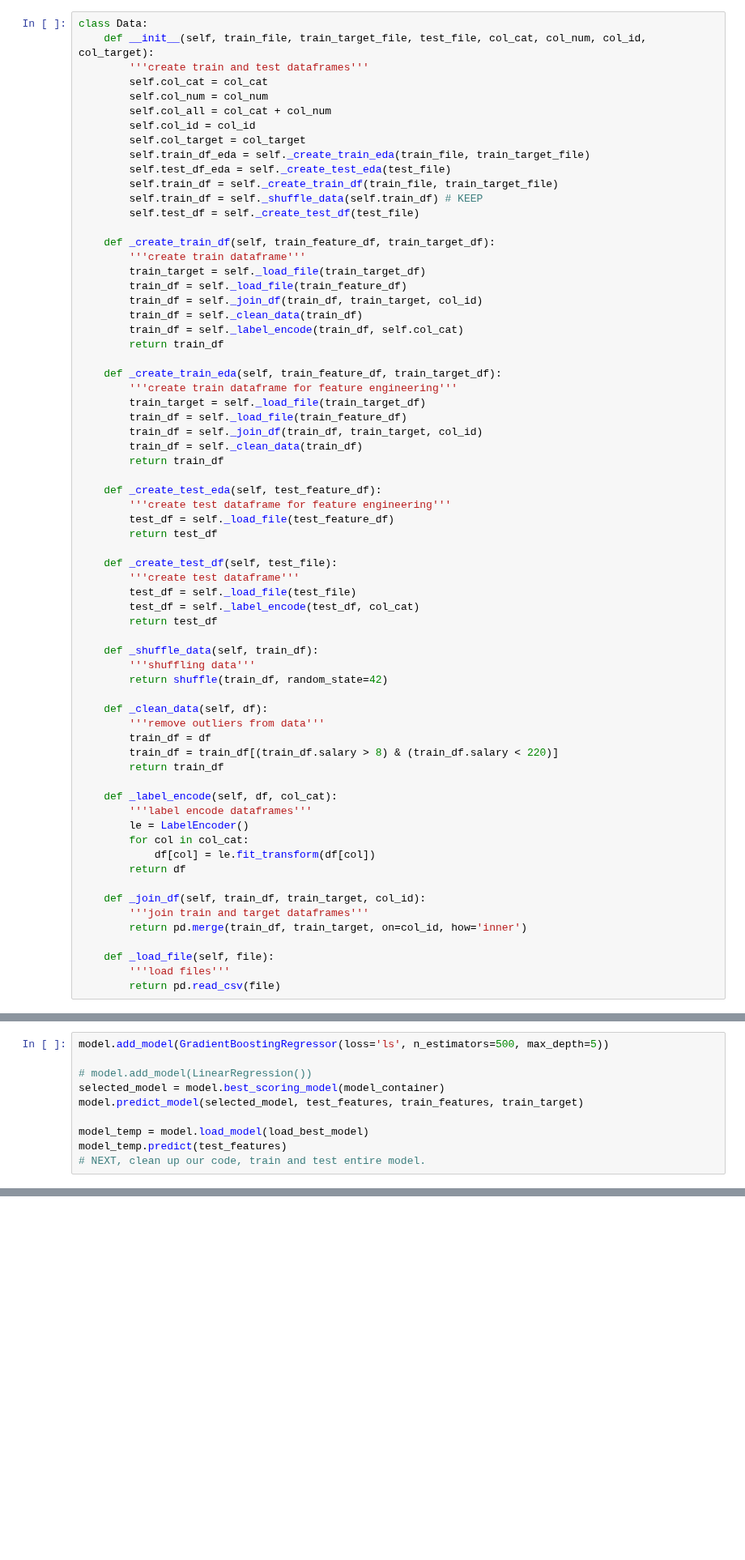
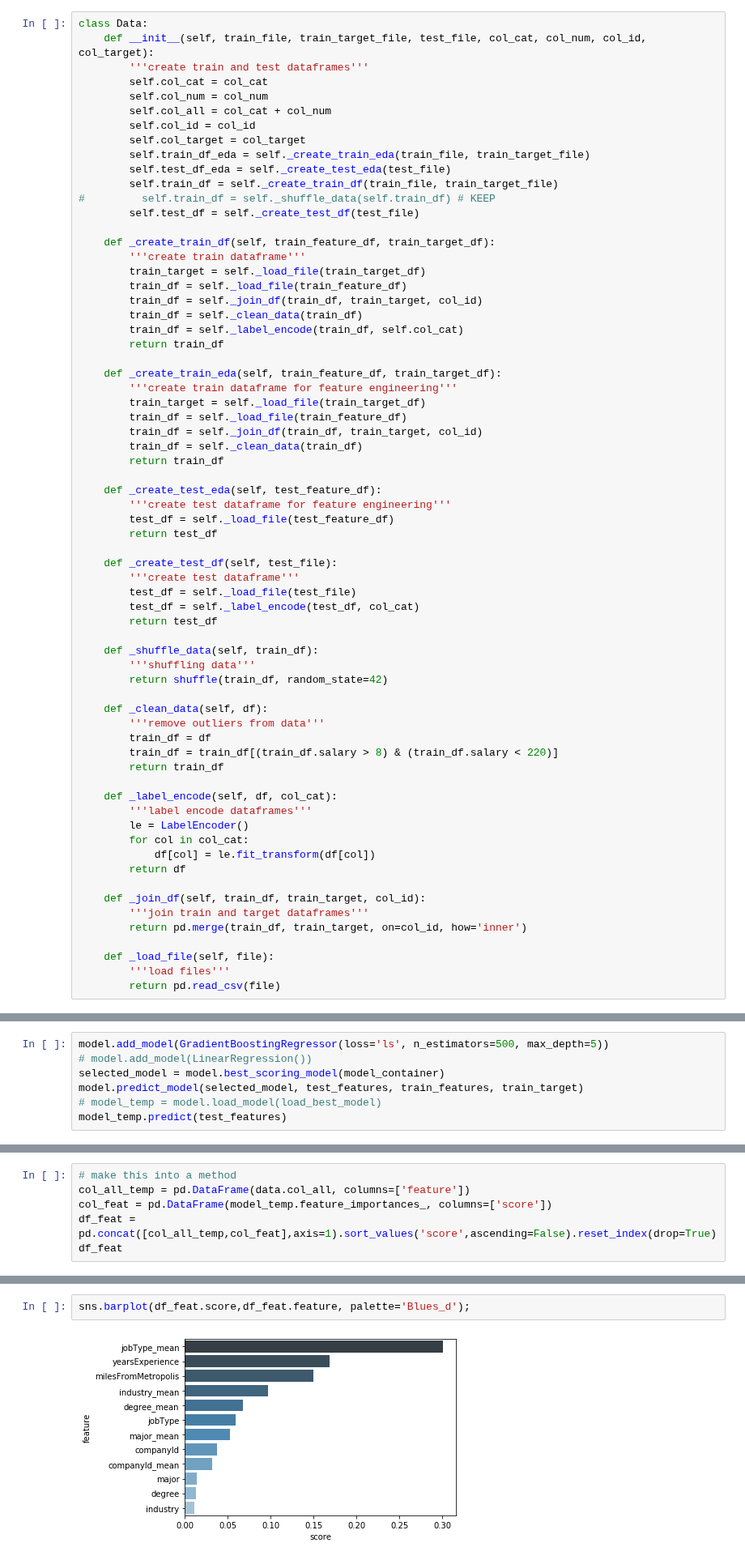
Before and after one commit to kirahman2/salarypredictionportfolio, a Jupyter notebook: Salary Prediction Notebook.ipynb, the cells around one changed output, grey strips where cells are left out. Shown at 81% size. Saved outputs shown, nothing was run; the diff lists cells and outputs as text; blank space fills up the shorter version.

Commit message:
Testing feature importance.

```diff
--- a/Salary Prediction Notebook.ipynb
+++ b/Salary Prediction Notebook.ipynb
@@ -51,7 +52,7 @@ class Data:
         self.train_df_eda = self._create_train_eda(train_file, train_target_file)
         self.test_df_eda = self._create_test_eda(test_file)
         self.train_df = self._create_train_df(train_file, train_target_file)
-        self.train_df = self._shuffle_data(self.train_df) # KEEP
+#         self.train_df = self._shuffle_data(self.train_df) # KEEP
         self.test_df = self._create_test_df(test_file)
 
     def _create_train_df(self, train_feature_df, train_target_df):
@@ -235,13 +245,10 @@ model = Model(train_features, train_target, model_container, set_cv, num_proc, d
 # %%
 model.add_model(GradientBoostingRegressor(loss='ls', n_estimators=500, max_depth=5))
-
 # model.add_model(LinearRegression())
 selected_model = model.best_scoring_model(model_container)
 model.predict_model(selected_model, test_features, train_features, train_target)
-
-model_temp = model.load_model(load_best_model)
+# model_temp = model.load_model(load_best_model)
 model_temp.predict(test_features)
-# NEXT, clean up our code, train and test entire model.
 # %% [output]
 The best model is:
  GradientBoostingRegressor(alpha=0.9, criterion='friedman_mse', init=None,
@@ -264,0 +267,6 @@ array([120.68640058,  87.64457742, 166.86215369, ...,  60.82360645,
+# %%
+# make this into a method
+col_all_temp = pd.DataFrame(data.col_all, columns=['feature'])
+col_feat = pd.DataFrame(model_temp.feature_importances_, columns=['score'])
+df_feat = pd.concat([col_all_temp,col_feat],axis=1).sort_values('score',ascending=False).reset_index(drop=True)
+df_feat
@@ -265 +287,5 @@ array([120.68640058,  87.64457742, 166.86215369, ...,  60.82360645,
+# %%
+sns.barplot(df_feat.score,df_feat.feature, palette='Blues_d');
+# %% [output]
+[figure, added]
 # %%
```
Also changed, not shown: parts of 10 cells of this notebook.
